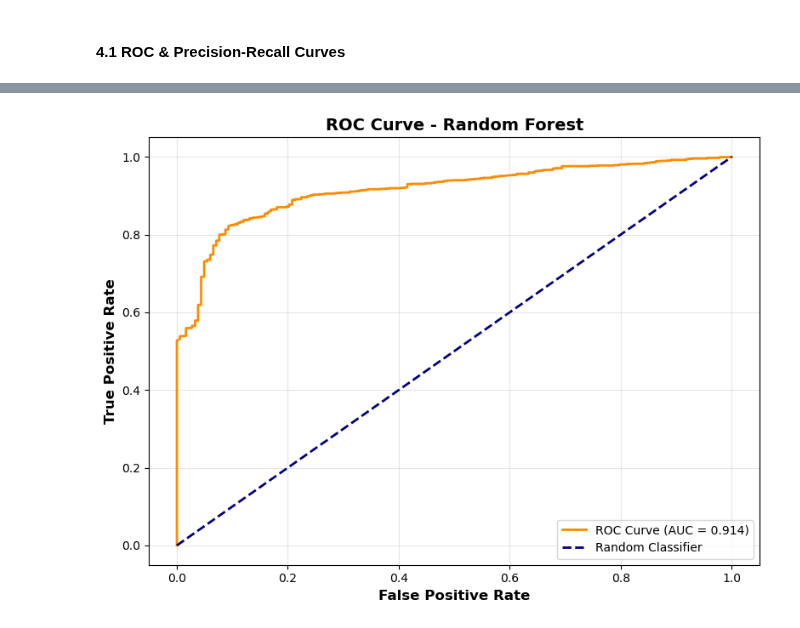
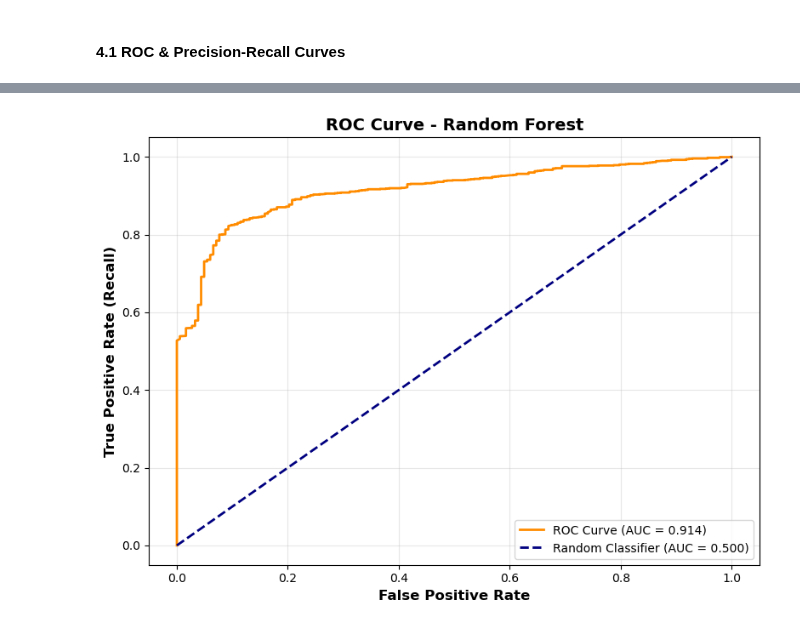
Before and after one commit to Kyuun-Park-1163899/1163899, a Jupyter notebook: task/assignment03_working.ipynb, the cells around one changed output, grey strips where cells are left out. Saved outputs shown, nothing was run; the diff lists cells and outputs as text; code cells hidden in the pictures.

```diff
--- a/task/assignment03_working.ipynb
+++ b/task/assignment03_working.ipynb
@@ -851,10 +1716,39 @@ Best Model: Random Forest
 # %% [markdown]
 #### 4.1 ROC & Precision-Recall Curves
 # %%
-y_pred_proba_class1 = best_model.predict_proba(X_test_scaled_df)[:, 1]
-y_pred_proba_class0 = best_model.predict_proba(X_test_scaled_df)[:, 0]
+# ===========================
+# ROC & PRECISION-RECALL CURVES
+# ===========================
+# Purpose: Evaluate model's discriminative power across decision thresholds
+# Method: Plot ROC (True/False Positive Rate) and PR (Precision/Recall)
+# Rationale:
+#   - ROC AUC: Overall class separation ability (higher = better)
+#   - PR AUC: Performance on imbalanced dataset (more informative than ROC)
+#   - Baseline: Random classifier would achieve 0.5 ROC AUC, ~13.6% PR AUC
 
-# === ROC Curve ===
+print("\n" + "=" * 80)
+print("ROC & PRECISION-RECALL CURVES")
+print("=" * 80)
+
+# Prepare test data as DataFrame (preserves column names for SHAP)
+X_test_scaled_df = pd.DataFrame(X_test_scaled,
+                                columns=X_selected.columns,
+                                index=X_test.index)
+
+# Get prediction probabilities
+y_pred_proba_class1 = best_model.predict_proba(
+    X_test_scaled_df)[:, 1]  # P(SLA Met)
+y_pred_proba_class0 = best_model.predict_proba(
+    X_test_scaled_df)[:, 0]  # P(SLA Breach)
+
+# ===========================
+# ROC CURVE
+# ===========================
+# Interpretation:
+#   - X-axis: False Positive Rate (false alarms)
+#   - Y-axis: True Positive Rate (recall)
+#   - AUC: Area Under Curve (0.5=random, 1.0=perfect)
+
 fpr, tpr, _ = roc_curve(y_test, y_pred_proba_class1)
 roc_auc = auc(fpr, tpr)
 
@@ -868,18 +1762,36 @@ plt.plot([0, 1], [0, 1],
          color='navy',
          lw=2,
          linestyle='--',
-         label='Random Classifier')
+         label='Random Classifier (AUC = 0.500)')
 plt.xlabel('False Positive Rate', fontsize=12, fontweight='bold')
-plt.ylabel('True Positive Rate', fontsize=12, fontweight='bold')
+plt.ylabel('True Positive Rate (Recall)', fontsize=12, fontweight='bold')
 plt.title(f'ROC Curve - {best_model_name}', fontsize=14, fontweight='bold')
-plt.legend(loc='lower right')
+plt.legend(loc='lower right', fontsize=10)
 plt.grid(alpha=0.3)
 plt.tight_layout()
 plt.show()
 
-print(f"  ROC-AUC Score: {roc_auc:.4f}")
+print(f"\n1. ROC Curve Analysis:")
+print(f"   ROC-AUC Score: {roc_auc:.4f}")
+if roc_auc >= 0.90:
+    interp = "Excellent discrimination (AUC ≥ 0.90)"
+elif roc_auc >= 0.80:
+    interp = "Good discrimination (AUC ≥ 0.80)"
+elif roc_auc >= 0.70:
+    interp = "Acceptable discrimination (AUC ≥ 0.70)"
+else:
+    interp = "Poor discrimination (AUC < 0.70)"
+print(f"   Interpretation: {interp}")
 
-# === PR Curve ===
+# ===========================
+# PRECISION-RECALL CURVE
+# ===========================
+# Interpretation:
+#   - X-axis: Recall (how many breaches detected)
+#   - Y-axis: Precision (how many predictions were correct)
+#   - Baseline: Random classifier achieves ~13.6% (class proportion)
+#   - More informative than ROC for imbalanced datasets
+
 precision, recall, _ = precision_recall_curve(y_test,
                                               y_pred_proba_class0,
                                               pos_label=0)
@@ -891,20 +1803,23 @@ plt.plot(recall,
          color='blue',
          lw=2,
          label=f'PR Curve (AP = {ap_score:.3f})')
-plt.axhline(y=(y_test == 0).mean(),
+baseline_ap = (y_test == 0).mean()
+plt.axhline(y=baseline_ap,
             color='red',
             linestyle='--',
-            label=f'Baseline: {(y_test==0).mean():.3f}')
-plt.xlabel('Recall (Breach Detection)', fontsize=12, fontweight='bold')
+            label=f'Baseline (Random): {baseline_ap:.3f}')
+plt.xlabel('Recall (Breach Detection Rate)', fontsize=12, fontweight='bold')
 plt.ylabel('Precision', fontsize=12, fontweight='bold')
 plt.title(f'Precision-Recall Curve - {best_model_name}',
           fontsize=14,
           fontweight='bold')
-plt.legend(loc='upper right')
+plt.legend(loc='upper right', fontsize=10)
 plt.grid(alpha=0.3)
 plt.tight_layout()
 plt.show()
 
-print(f"  Average Precision: {ap_score:.4f}")
-print(f"  Baseline (Random): {(y_test==0).mean():.4f}")
+print(f"\n2. Precision-Recall Curve Analysis:")
+print(f"   Average Precision: {ap_score:.4f}")
+print(f"   Baseline (Random): {baseline_ap:.4f}")
+print(f"   Improvement over Baseline: {(ap_score/baseline_ap - 1)*100:.1f}%")
 # %% [output]
@@ -911 +1829 @@ print(f"  Baseline (Random): {(y_test==0).mean():.4f}")
-[figure, old version]
+[figure, new version]
```
Also changed, not shown: parts of 62 cells of this notebook, 1 other file.
